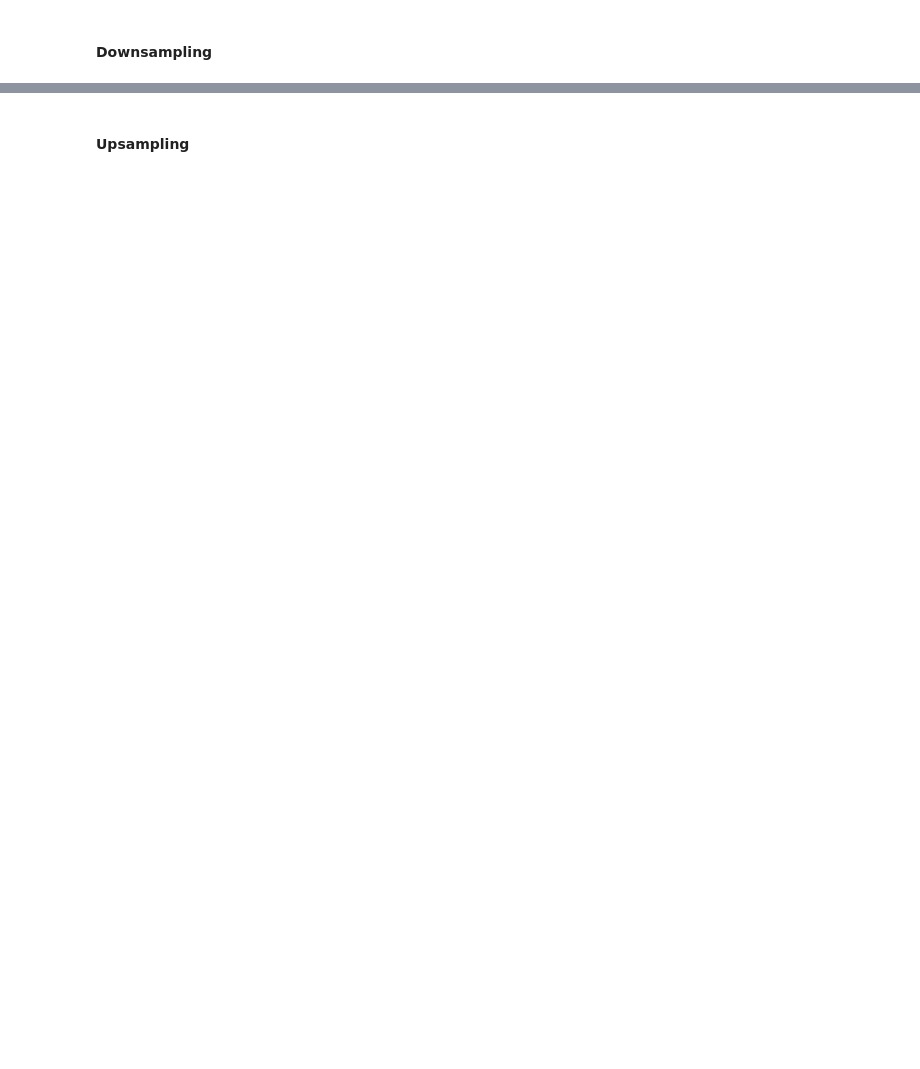
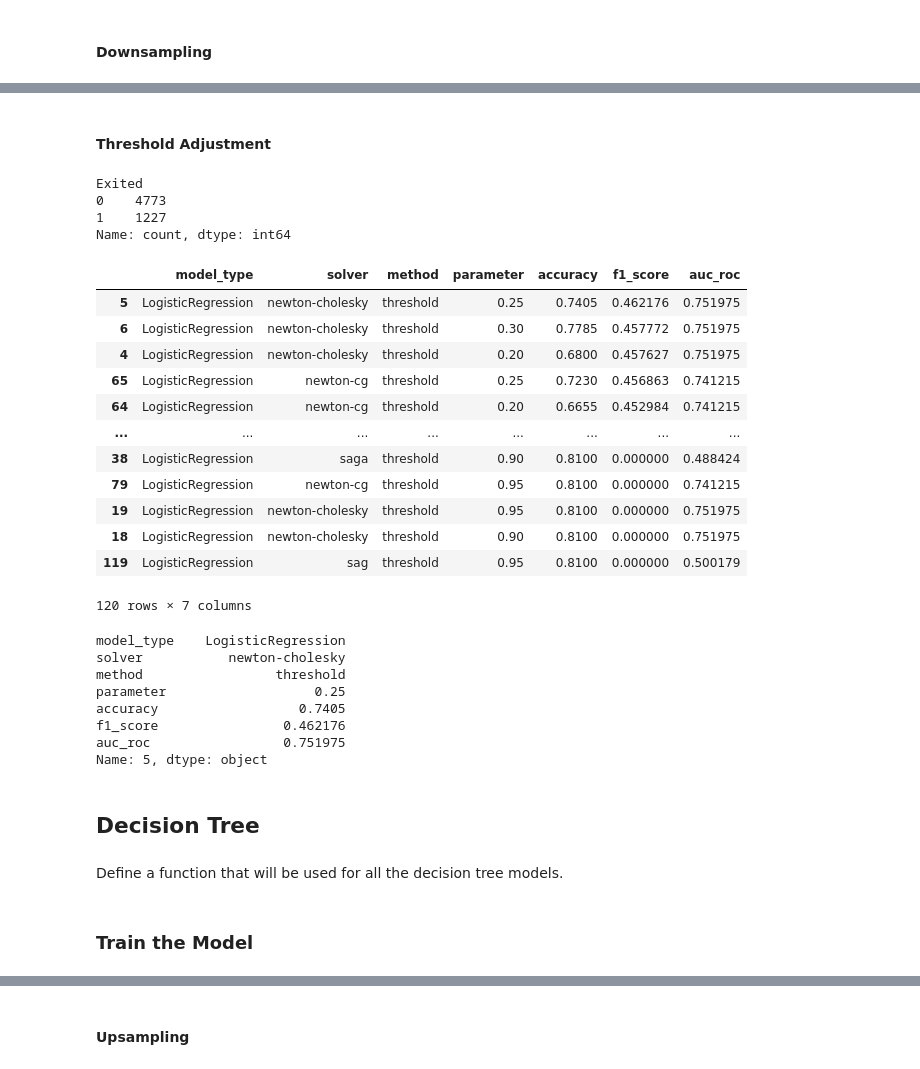
Before and after one commit to jestercruz/TripleTen-Projects, a Jupyter notebook: Sprint 8/notebook.ipynb, the cells around one changed output, grey strips where cells are left out. Saved outputs shown, nothing was run; the diff lists cells and outputs as text; code cells hidden in the pictures; blank space fills up the shorter version.

```diff
--- a/Sprint 8/notebook.ipynb
+++ b/Sprint 8/notebook.ipynb
@@ -264,6 +263,16 @@ print(f'Imbalance Ratio: {imbalance_ratio}')
 Imbalance Ratio: 3.9091801669121256
 # %% [markdown]
 This shows that there are about 4 times the loyal customers as there are who took their business elsewhere at the time the data was collected.
+# %%
+# Universal variables
+# Separate majority and minority classes
+features_zeros = features[target == 0]
+features_ones = features[target == 1]
+target_zeros = target[target == 0]
+target_ones = target[target == 1]
+
+# Create a dictionary of hyperparameters that will be used
+thresholds = np.arange(0, 1, 0.05)
 # %% [markdown]
 <div class="alert alert-success">
 <b>Reviewer's comment</b>
@@ -273,0 +285,6 @@ Class distribution was examined
+# %%
+hyperparameters_lr = {
+    'solver': ['newton-cholesky', 'saga', 'liblinear', 'newton-cg', 'lbfgs', 'sag'],
+    'class_weight': ['balanced', None],
+    'thresholds': thresholds
+}
@@ -427,0 +494,36 @@ gridsearch = GridSearchCV(RandomForestClassifier(random_state=42), param_grid, c
+# %% [markdown]
+#### Threshold Adjustment
+# %%
+df_sorted = logistic_regression_experiment(method='threshold')
+df_display = df_sorted
+display(df_display)
+best = df_display.iloc[0]
+print(best)
+# %% [output]
+Exited
+0    4773
+1    1227
+Name: count, dtype: int64
+|  | model_type | solver | method | parameter | accuracy | f1_score | auc_roc |
+| 5 | LogisticRegression | newton-cholesky | threshold | 0.25 | 0.7405 | 0.462176 | 0.751975 |
+| 6 | LogisticRegression | newton-cholesky | threshold | 0.30 | 0.7785 | 0.457772 | 0.751975 |
+| 4 | LogisticRegression | newton-cholesky | threshold | 0.20 | 0.6800 | 0.457627 | 0.751975 |
+| 65 | LogisticRegression | newton-cg | threshold | 0.25 | 0.7230 | 0.456863 | 0.741215 |
+| 64 | LogisticRegression | newton-cg | threshold | 0.20 | 0.6655 | 0.452984 | 0.741215 |
+| ... | ... | ... | ... | ... | ... | ... | ... |
+| 38 | LogisticRegression | saga | threshold | 0.90 | 0.8100 | 0.000000 | 0.488424 |
+| 79 | LogisticRegression | newton-cg | threshold | 0.95 | 0.8100 | 0.000000 | 0.741215 |
+| 19 | LogisticRegression | newton-cholesky | threshold | 0.95 | 0.8100 | 0.000000 | 0.751975 |
+| 18 | LogisticRegression | newton-cholesky | threshold | 0.90 | 0.8100 | 0.000000 | 0.751975 |
+| 119 | LogisticRegression | sag | threshold | 0.95 | 0.8100 | 0.000000 | 0.500179 |
+120 rows × 7 columns
+model_type    LogisticRegression
+solver           newton-cholesky
+method                 threshold
+parameter                   0.25
+accuracy                  0.7405
+f1_score                0.462176
+auc_roc                 0.751975
+Name: 5, dtype: object
+# %% [markdown]
+## Decision Tree
@@ -427,0 +538,2 @@ gridsearch = GridSearchCV(RandomForestClassifier(random_state=42), param_grid, c
+# %% [markdown]
+Define a function that will be used for all the decision tree models.
@@ -427,0 +618,2 @@ gridsearch = GridSearchCV(RandomForestClassifier(random_state=42), param_grid, c
+# %% [markdown]
+### Train the Model
```
Also changed, not shown: parts of 53 cells of this notebook.
